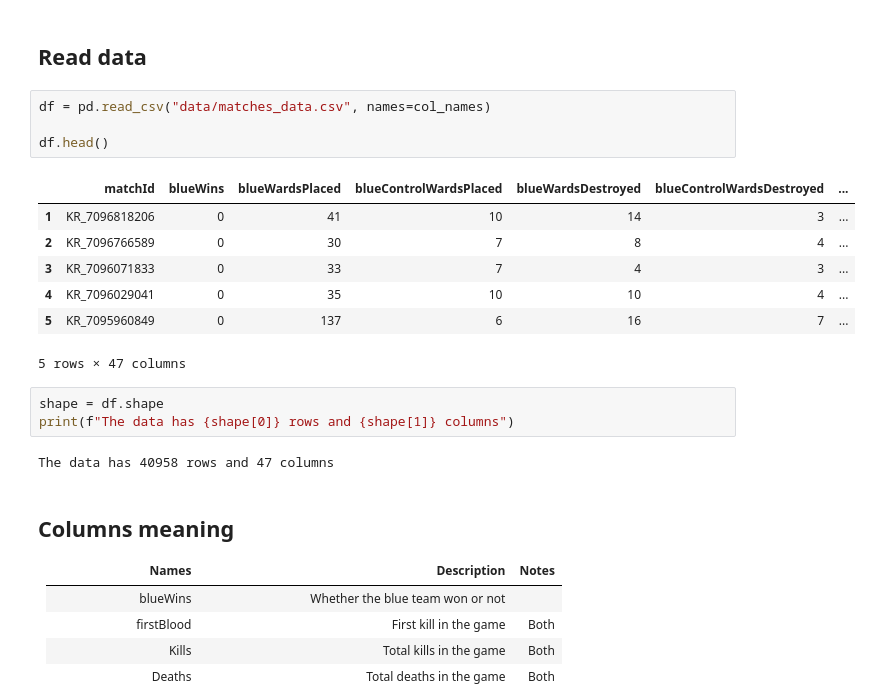
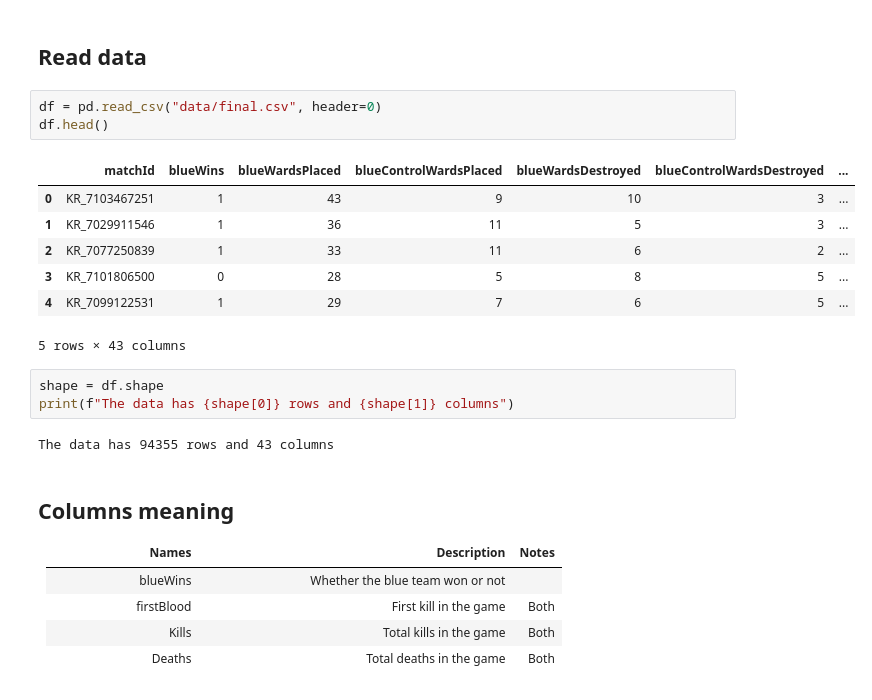
Before and after one commit to quocthanh18/LOL-V2, a Jupyter notebook: EDA.ipynb, the cells around one changed output. Saved outputs shown, nothing was run; the diff lists cells and outputs as text.

```diff
--- a/EDA.ipynb
+++ b/EDA.ipynb
@@ -60,22 +6,21 @@ col_names = [
 # %% [markdown]
 ## Read data
 # %%
-df = pd.read_csv("data/matches_data.csv", names=col_names)
-
+df = pd.read_csv("data/final.csv", header=0)
 df.head()
 # %% [output]
 |  | matchId | blueWins | blueWardsPlaced | blueControlWardsPlaced | blueWardsDestroyed | blueControlWardsDestroyed | ... |
-| 1 | KR_7096818206 | 0 | 41 | 10 | 14 | 3 | ... |
-| 2 | KR_7096766589 | 0 | 30 | 7 | 8 | 4 | ... |
-| 3 | KR_7096071833 | 0 | 33 | 7 | 4 | 3 | ... |
-| 4 | KR_7096029041 | 0 | 35 | 10 | 10 | 4 | ... |
-| 5 | KR_7095960849 | 0 | 137 | 6 | 16 | 7 | ... |
+| 0 | KR_7103467251 | 1 | 43 | 9 | 10 | 3 | ... |
+| 1 | KR_7029911546 | 1 | 36 | 11 | 5 | 3 | ... |
+| 2 | KR_7077250839 | 1 | 33 | 11 | 6 | 2 | ... |
+| 3 | KR_7101806500 | 0 | 28 | 5 | 8 | 5 | ... |
+| 4 | KR_7099122531 | 1 | 29 | 7 | 6 | 5 | ... |
-5 rows × 47 columns
+5 rows × 43 columns
 # %%
 shape = df.shape
 print(f"The data has {shape[0]} rows and {shape[1]} columns")
 # %% [output]
-The data has 40958 rows and 47 columns
+The data has 94355 rows and 43 columns
 # %% [markdown]
 ## Columns meaning
 | **Names** | **Description** | Notes |
```
Also changed, not shown: parts of 54 cells of this notebook, 24 other files.
